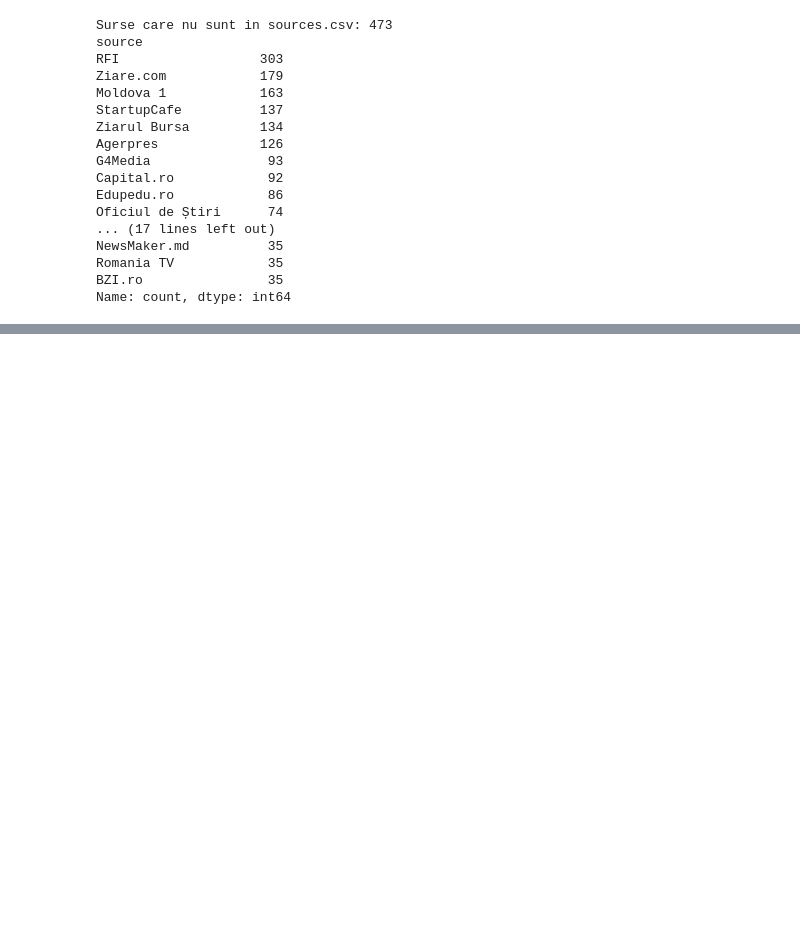
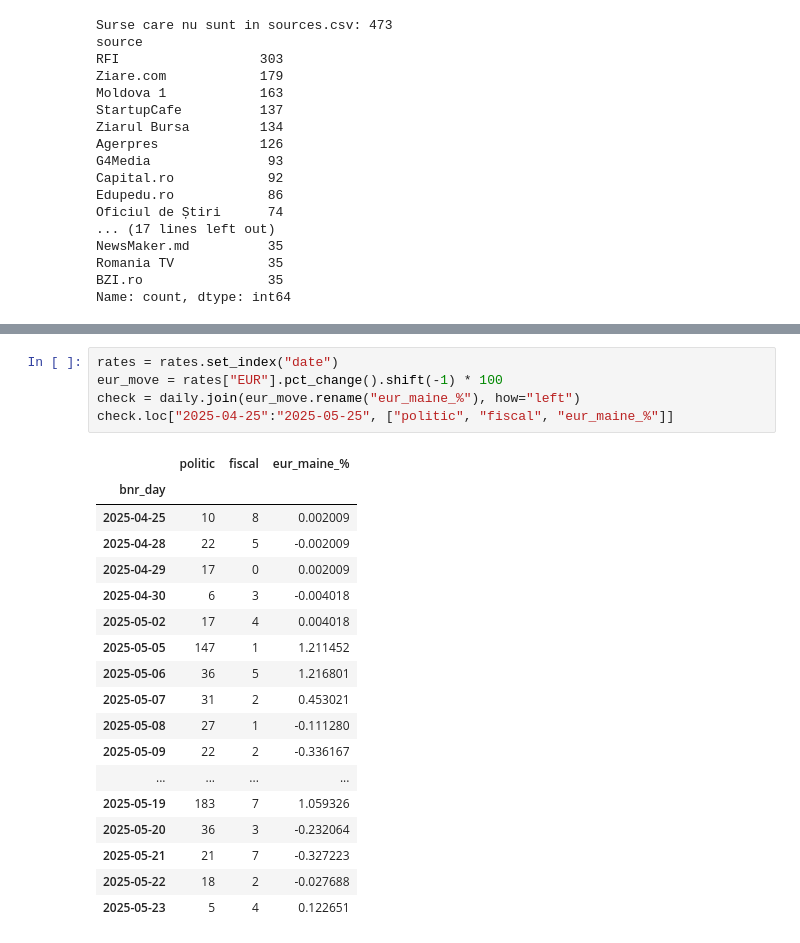
Before and after one commit to alpascino19/fxcast, a Jupyter notebook: notebooks/04_news_history.ipynb, the cells around one changed output, grey strips where cells are left out. Cells and saved outputs as stored; diff of their text form; blank space fills up the shorter version.

```diff
--- a/notebooks/04_news_history.ipynb
+++ b/notebooks/04_news_history.ipynb
@@ -72,0 +152,24 @@ Name: count, dtype: int64
+# %%
+rates = rates.set_index("date")
+eur_move = rates["EUR"].pct_change().shift(-1) * 100
+check = daily.join(eur_move.rename("eur_maine_%"), how="left")
+check.loc["2025-04-25":"2025-05-25", ["politic", "fiscal", "eur_maine_%"]]
+# %% [output]
+|  | politic | fiscal | eur_maine_% |
+| bnr_day |  |  |  |
+| 2025-04-25 | 10 | 8 | 0.002009 |
+| 2025-04-28 | 22 | 5 | -0.002009 |
+| 2025-04-29 | 17 | 0 | 0.002009 |
+| 2025-04-30 | 6 | 3 | -0.004018 |
+| 2025-05-02 | 17 | 4 | 0.004018 |
+| 2025-05-05 | 147 | 1 | 1.211452 |
+| 2025-05-06 | 36 | 5 | 1.216801 |
+| 2025-05-07 | 31 | 2 | 0.453021 |
+| 2025-05-08 | 27 | 1 | -0.111280 |
+| 2025-05-09 | 22 | 2 | -0.336167 |
+| ... | ... | ... | ... |
+| 2025-05-19 | 183 | 7 | 1.059326 |
+| 2025-05-20 | 36 | 3 | -0.232064 |
+| 2025-05-21 | 21 | 7 | -0.327223 |
+| 2025-05-22 | 18 | 2 | -0.027688 |
+| 2025-05-23 | 5 | 4 | 0.122651 |
```
Also changed, not shown: parts of 8 cells of this notebook, 4 other files.
